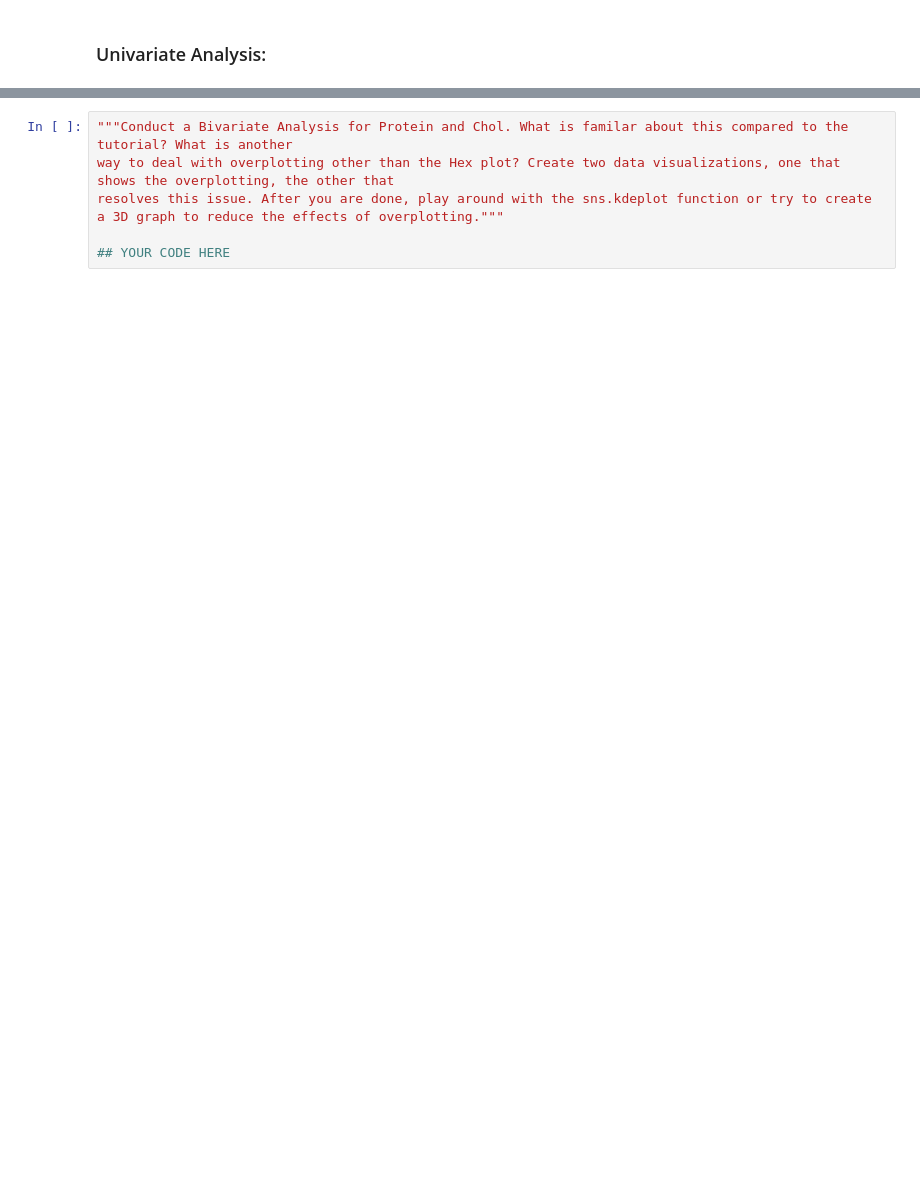
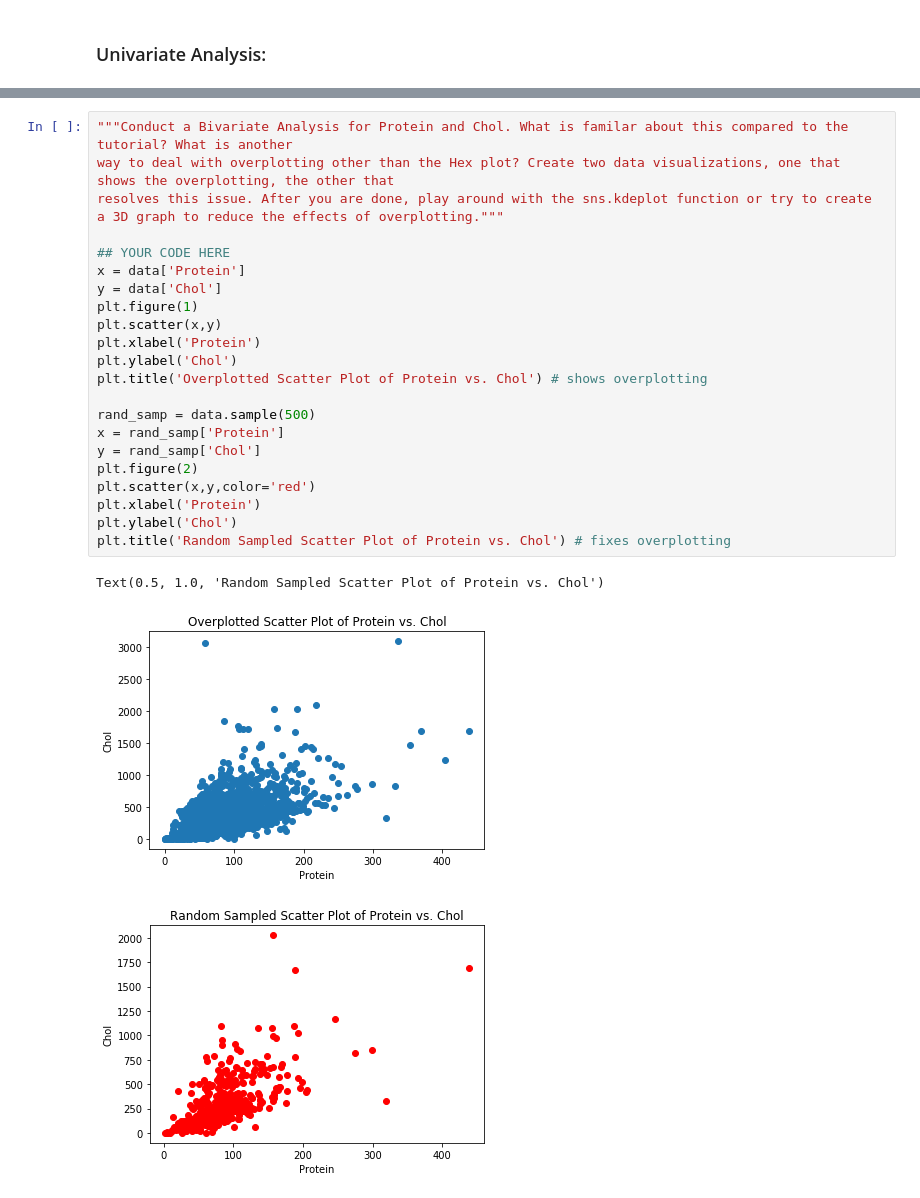
Before and after one commit to kimele2003/Week1_Public, a Jupyter notebook: Notebooks/02_Pandas_and_Matplotlib/Matplotlib_Exercise.ipynb, the cells around one changed output, grey strips where cells are left out. Drawn from its saved outputs; the diff is of its cells as text; blank space fills up the shorter version.

```diff
--- a/Notebooks/02_Pandas_and_Matplotlib/Matplotlib_Exercise.ipynb
+++ b/Notebooks/02_Pandas_and_Matplotlib/Matplotlib_Exercise.ipynb
@@ -106,8 +121,28 @@ def more_Normal(dataframe, column):
 # %%
 """Conduct a Bivariate Analysis for Protein and Chol. What is familar about this compared to the tutorial? What is another
 way to deal with overplotting other than the Hex plot? Create two data visualizations, one that shows the overplotting, the other that
 resolves this issue. After you are done, play around with the sns.kdeplot function or try to create a 3D graph to reduce the effects of overplotting."""
 
 ## YOUR CODE HERE
+x = data['Protein']
+y = data['Chol']
+plt.figure(1)
+plt.scatter(x,y)
+plt.xlabel('Protein')
+plt.ylabel('Chol')
+plt.title('Overplotted Scatter Plot of Protein vs. Chol') # shows overplotting
+
+rand_samp = data.sample(500)
+x = rand_samp['Protein']
+y = rand_samp['Chol']
+plt.figure(2)
+plt.scatter(x,y,color='red')
+plt.xlabel('Protein')
+plt.ylabel('Chol')
+plt.title('Random Sampled Scatter Plot of Protein vs. Chol') # fixes overplotting
+# %% [output]
+Text(0.5, 1.0, 'Random Sampled Scatter Plot of Protein vs. Chol')
+[figure, added]
+[figure, added]
 # %%
 sns.kdeplot(data["Protein"], data["Chol"], cmap="Reds", shade=True, clip=(2000, 250))
```
Also changed, not shown: parts of 6 cells of this notebook, 3 other files.
